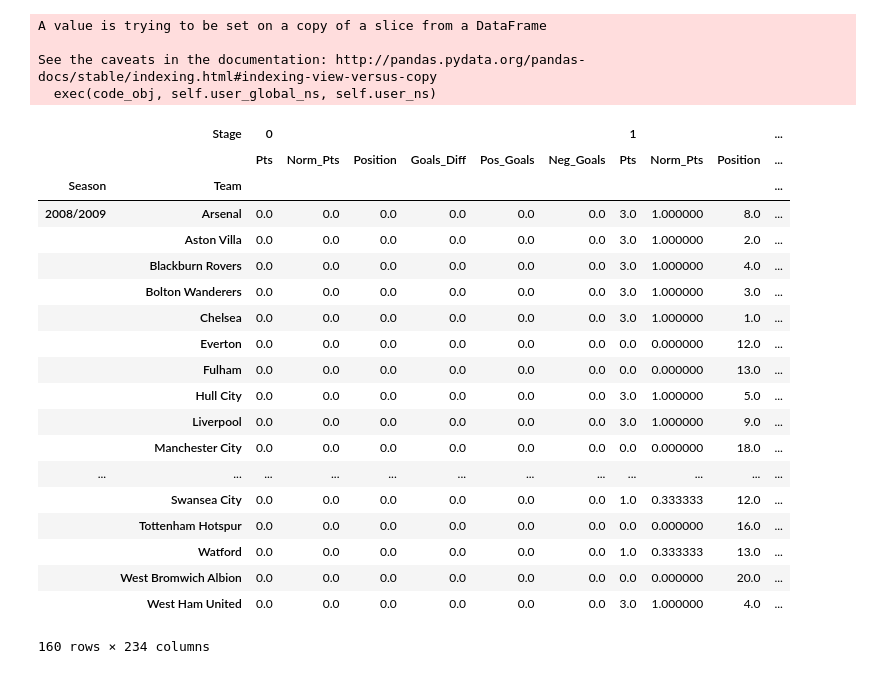
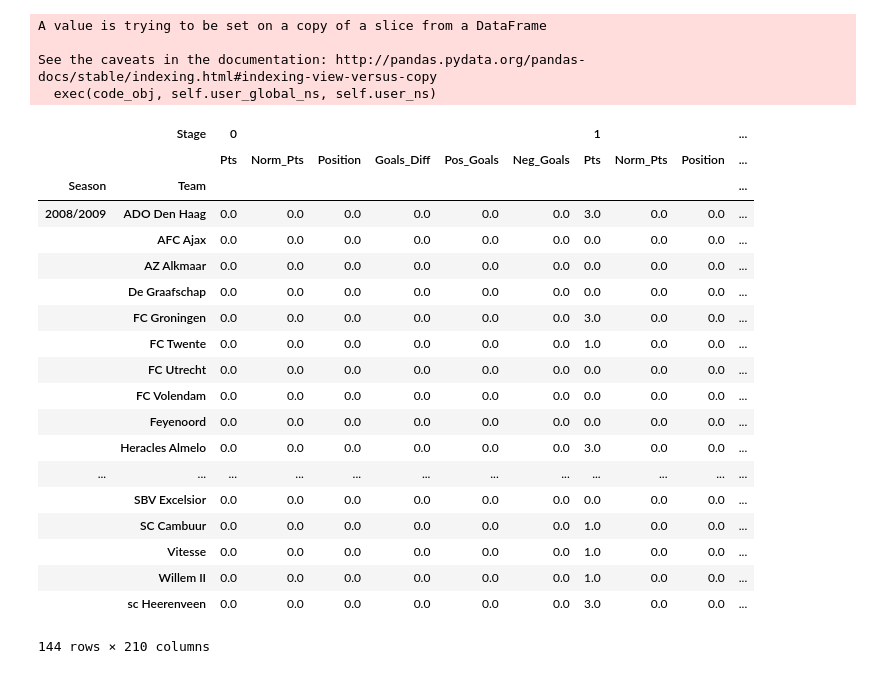
Before and after one commit to asafavinoam/applied_data_science_project, a Jupyter notebook: extract_table_from_url.ipynb, the cells around one changed output. Cells and saved outputs as stored; diff of their text form; code cells hidden in the pictures.

Commit message:
Added leagues to extract_table_from_url + tables

```diff
--- a/extract_table_from_url.ipynb
+++ b/extract_table_from_url.ipynb
@@ -59,6 +59,11 @@ class HTMLTableParser:
                 pass
 
         return df
+# %%
+def get_new_team_name(league,team_name):
+    return {
+        "eng-premier-league": team_name.split(" FC")[0].split(" AFC")[0].split("AFC ")[-1]
+    }.get(league,team_name)
 # %%
 hp = HTMLTableParser()
 
@@ -124,51 +150,56 @@ for team in all_teams:
 
 all_teams = new_teams
 # %%
-index_arrays   = [all_seasons, all_teams]
-columns_arrays = [all_stages, all_fetures]
+table_per_stage = {}
 
-index_tuples   = list(zip(*index_arrays))
-columns_tuples = list(zip(*columns_arrays))
+for league in leagues:
+    index_arrays   = [all_seasons[league], all_teams[league]]
+    columns_arrays = [all_stages[league], all_fetures]
 
-index   = pd.MultiIndex.from_tuples(index_tuples, names = ['Season', 'Team'])
-columns = pd.MultiIndex.from_tuples(columns_tuples, names = ['Stage', ''])
+    index_tuples   = list(zip(*index_arrays))
+    columns_tuples = list(zip(*columns_arrays))
+
+    index   = pd.MultiIndex.from_tuples(index_tuples, names = ['Season', 'Team'])
+    columns = pd.MultiIndex.from_tuples(columns_tuples, names = ['Stage', ''])
+
+    table_per_stage[league] = pd.DataFrame(np.zeros((len(all_teams[league]),len(all_stages[league]))), index = index, columns = columns)
-# %%
-table_per_stage = pd.DataFrame(np.zeros((len(all_teams),len(all_stages))), index = index, columns = columns)
 # %%
-for season in seasons:
-    for stage in stages:
-        table_per_stage[stage]["Pts"][season]        = table_dic[(season,stage)]["Pt."]
-        table_per_stage[stage]["Norm_Pts"][season]   = table_dic[(season,stage)]["Pt."]/table_dic[(season,stage)]["Pt."].max()
-        table_per_stage[stage]["Position"][season]   = table_dic[(season,stage)]["position"]
-        table_per_stage[stage]["Goals_Diff"][season] = table_dic[(season,stage)]["Dif."]
-        table_per_stage[stage]["Pos_Goals"][season]  = table_dic[(season,stage)]["goals"].apply(lambda x: x.split(":")[0])
-        table_per_stage[stage]["Neg_Goals"][season]  = table_dic[(season,stage)]["goals"].apply(lambda x: x.split(":")[1])
+for league in leagues:
+    for season in seasons:
+        temp_num_of_stages = stages[league]
+        for stage in temp_num_of_stages:
+            table_per_stage[league][stage]["Pts"][season]        = table_dic[(league,season,stage)]["Pt."]
+            table_per_stage[league][stage]["Norm_Pts"][season]   = table_dic[(league,season,stage)]["Pt."]/table_dic[(league,season,stage)]["Pt."].max()
+            table_per_stage[league][stage]["Position"][season]   = table_dic[(league,season,stage)]["position"]
+            table_per_stage[league][stage]["Goals_Diff"][season] = table_dic[(league,season,stage)]["Dif."]
+            table_per_stage[league][stage]["Pos_Goals"][season]  = table_dic[(league,season,stage)]["goals"].apply(lambda x: x.split(":")[0])
+            table_per_stage[league][stage]["Neg_Goals"][season]  = table_dic[(league,season,stage)]["goals"].apply(lambda x: x.split(":")[1])
 # %% [output]
 A value is trying to be set on a copy of a slice from a DataFrame
 
 See the caveats in the documentation: http://pandas.pydata.org/pandas-docs/stable/indexing.html#indexing-view-versus-copy
   exec(code_obj, self.user_global_ns, self.user_ns)
 # %%
-table_per_stage
+table_per_stage["ned-eredivisie"]
 # %% [output]
 |  | Stage | 0 |  |  |  |  |  | 1 |  |  | ... |
 |  |  | Pts | Norm_Pts | Position | Goals_Diff | Pos_Goals | Neg_Goals | Pts | Norm_Pts | Position | ... |
 | Season | Team |  |  |  |  |  |  |  |  |  | ... |
-| 2008/2009 | Arsenal | 0.0 | 0.0 | 0.0 | 0.0 | 0.0 | 0.0 | 3.0 | 1.000000 | 8.0 | ... |
-|  | Aston Villa | 0.0 | 0.0 | 0.0 | 0.0 | 0.0 | 0.0 | 3.0 | 1.000000 | 2.0 | ... |
-|  | Blackburn Rovers | 0.0 | 0.0 | 0.0 | 0.0 | 0.0 | 0.0 | 3.0 | 1.000000 | 4.0 | ... |
-|  | Bolton Wanderers | 0.0 | 0.0 | 0.0 | 0.0 | 0.0 | 0.0 | 3.0 | 1.000000 | 3.0 | ... |
-|  | Chelsea | 0.0 | 0.0 | 0.0 | 0.0 | 0.0 | 0.0 | 3.0 | 1.000000 | 1.0 | ... |
-|  | Everton | 0.0 | 0.0 | 0.0 | 0.0 | 0.0 | 0.0 | 0.0 | 0.000000 | 12.0 | ... |
-|  | Fulham | 0.0 | 0.0 | 0.0 | 0.0 | 0.0 | 0.0 | 0.0 | 0.000000 | 13.0 | ... |
-|  | Hull City | 0.0 | 0.0 | 0.0 | 0.0 | 0.0 | 0.0 | 3.0 | 1.000000 | 5.0 | ... |
-|  | Liverpool | 0.0 | 0.0 | 0.0 | 0.0 | 0.0 | 0.0 | 3.0 | 1.000000 | 9.0 | ... |
-|  | Manchester City | 0.0 | 0.0 | 0.0 | 0.0 | 0.0 | 0.0 | 0.0 | 0.000000 | 18.0 | ... |
+| 2008/2009 | ADO Den Haag | 0.0 | 0.0 | 0.0 | 0.0 | 0.0 | 0.0 | 3.0 | 0.0 | 0.0 | ... |
+|  | AFC Ajax | 0.0 | 0.0 | 0.0 | 0.0 | 0.0 | 0.0 | 0.0 | 0.0 | 0.0 | ... |
+|  | AZ Alkmaar | 0.0 | 0.0 | 0.0 | 0.0 | 0.0 | 0.0 | 0.0 | 0.0 | 0.0 | ... |
+|  | De Graafschap | 0.0 | 0.0 | 0.0 | 0.0 | 0.0 | 0.0 | 0.0 | 0.0 | 0.0 | ... |
+|  | FC Groningen | 0.0 | 0.0 | 0.0 | 0.0 | 0.0 | 0.0 | 3.0 | 0.0 | 0.0 | ... |
+|  | FC Twente | 0.0 | 0.0 | 0.0 | 0.0 | 0.0 | 0.0 | 1.0 | 0.0 | 0.0 | ... |
+|  | FC Utrecht | 0.0 | 0.0 | 0.0 | 0.0 | 0.0 | 0.0 | 0.0 | 0.0 | 0.0 | ... |
+|  | FC Volendam | 0.0 | 0.0 | 0.0 | 0.0 | 0.0 | 0.0 | 0.0 | 0.0 | 0.0 | ... |
+|  | Feyenoord | 0.0 | 0.0 | 0.0 | 0.0 | 0.0 | 0.0 | 0.0 | 0.0 | 0.0 | ... |
+|  | Heracles Almelo | 0.0 | 0.0 | 0.0 | 0.0 | 0.0 | 0.0 | 3.0 | 0.0 | 0.0 | ... |
 | ... | ... | ... | ... | ... | ... | ... | ... | ... | ... | ... | ... |
-|  | Swansea City | 0.0 | 0.0 | 0.0 | 0.0 | 0.0 | 0.0 | 1.0 | 0.333333 | 12.0 | ... |
-|  | Tottenham Hotspur | 0.0 | 0.0 | 0.0 | 0.0 | 0.0 | 0.0 | 0.0 | 0.000000 | 16.0 | ... |
-|  | Watford | 0.0 | 0.0 | 0.0 | 0.0 | 0.0 | 0.0 | 1.0 | 0.333333 | 13.0 | ... |
-|  | West Bromwich Albion | 0.0 | 0.0 | 0.0 | 0.0 | 0.0 | 0.0 | 0.0 | 0.000000 | 20.0 | ... |
-|  | West Ham United | 0.0 | 0.0 | 0.0 | 0.0 | 0.0 | 0.0 | 3.0 | 1.000000 | 4.0 | ... |
+|  | SBV Excelsior | 0.0 | 0.0 | 0.0 | 0.0 | 0.0 | 0.0 | 0.0 | 0.0 | 0.0 | ... |
+|  | SC Cambuur | 0.0 | 0.0 | 0.0 | 0.0 | 0.0 | 0.0 | 1.0 | 0.0 | 0.0 | ... |
+|  | Vitesse | 0.0 | 0.0 | 0.0 | 0.0 | 0.0 | 0.0 | 1.0 | 0.0 | 0.0 | ... |
+|  | Willem II | 0.0 | 0.0 | 0.0 | 0.0 | 0.0 | 0.0 | 1.0 | 0.0 | 0.0 | ... |
+|  | sc Heerenveen | 0.0 | 0.0 | 0.0 | 0.0 | 0.0 | 0.0 | 3.0 | 0.0 | 0.0 | ... |
-160 rows × 234 columns
+144 rows × 210 columns
 # %%
```
Also changed, not shown: parts of 5 cells of this notebook, 8 other files.
